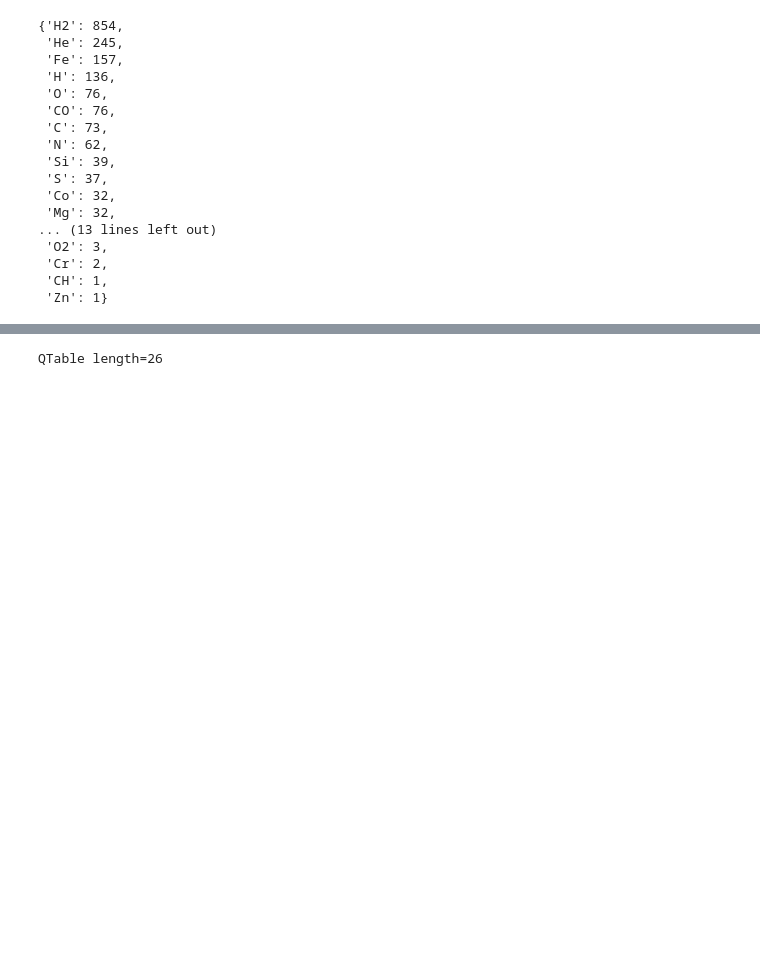
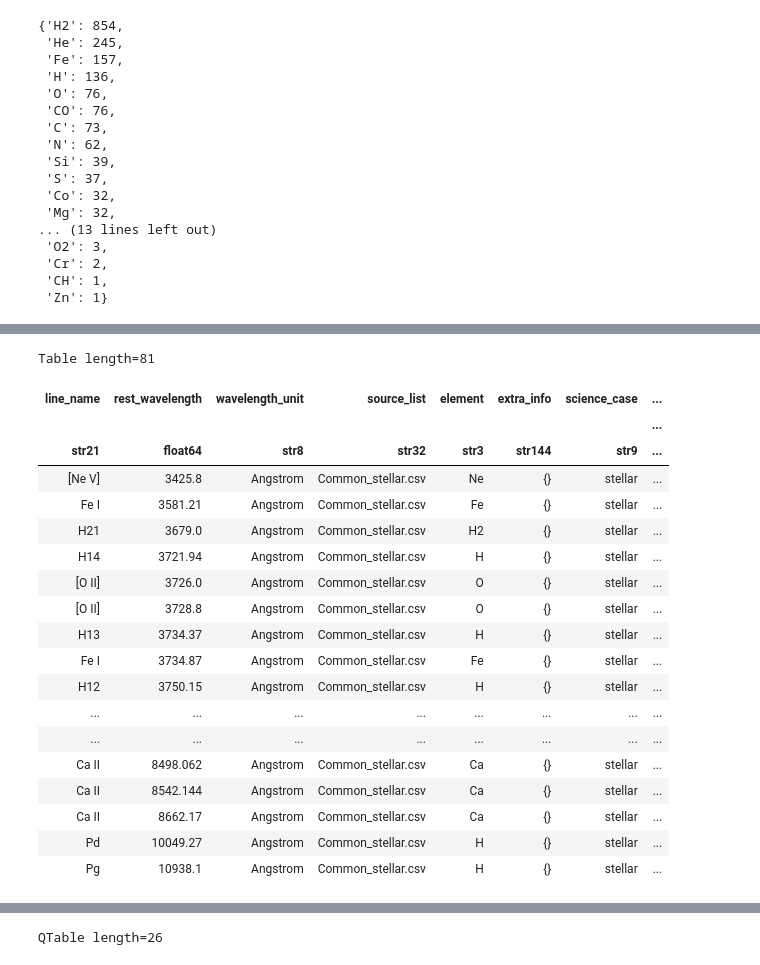
Before and after one commit to jbchampagne/LL-database-jdaviz, a Jupyter notebook: linelist_demo.ipynb, the cells around one changed output, grey strips where cells are left out. Cells and saved outputs as stored; diff of their text form; code cells hidden in the pictures; blank space fills up the shorter version.

```diff
--- a/linelist_demo.ipynb
+++ b/linelist_demo.ipynb
@@ -262,3 +282,27 @@ UnitConversionError: 'Angstrom2' (area) and 'Angstrom' (length) are not converti
+# %%
+lines_stellar = get_lines(db, wave_min=0.3, wave_max=2.8, unit='um', science_case='stellar') # filter on science case
+lines_stellar
+# %% [output]
+Table length=81
+| line_name | rest_wavelength | wavelength_unit | source_list | element | extra_info | science_case | ... |
+|  |  |  |  |  |  |  | ... |
+| str21 | float64 | str8 | str32 | str3 | str144 | str9 | ... |
+| [Ne V] | 3425.8 | Angstrom | Common_stellar.csv | Ne | {} | stellar | ... |
+| Fe I | 3581.21 | Angstrom | Common_stellar.csv | Fe | {} | stellar | ... |
+| H21 | 3679.0 | Angstrom | Common_stellar.csv | H2 | {} | stellar | ... |
+| H14 | 3721.94 | Angstrom | Common_stellar.csv | H | {} | stellar | ... |
+| [O II] | 3726.0 | Angstrom | Common_stellar.csv | O | {} | stellar | ... |
+| [O II] | 3728.8 | Angstrom | Common_stellar.csv | O | {} | stellar | ... |
+| H13 | 3734.37 | Angstrom | Common_stellar.csv | H | {} | stellar | ... |
+| Fe I | 3734.87 | Angstrom | Common_stellar.csv | Fe | {} | stellar | ... |
+| H12 | 3750.15 | Angstrom | Common_stellar.csv | H | {} | stellar | ... |
+| ... | ... | ... | ... | ... | ... | ... | ... |
+| ... | ... | ... | ... | ... | ... | ... | ... |
+| Ca II | 8498.062 | Angstrom | Common_stellar.csv | Ca | {} | stellar | ... |
+| Ca II | 8542.144 | Angstrom | Common_stellar.csv | Ca | {} | stellar | ... |
+| Ca II | 8662.17 | Angstrom | Common_stellar.csv | Ca | {} | stellar | ... |
+| Pd | 10049.27 | Angstrom | Common_stellar.csv | H | {} | stellar | ... |
+| Pg | 10938.1 | Angstrom | Common_stellar.csv | H | {} | stellar | ... |
 # %%
 lines_lyman = get_lines(db, name_contains='Ly') # grab the lyman series at all wavelengths
 lines_lyman
```
Also changed, not shown: parts of 29 cells of this notebook, 1 other file.
